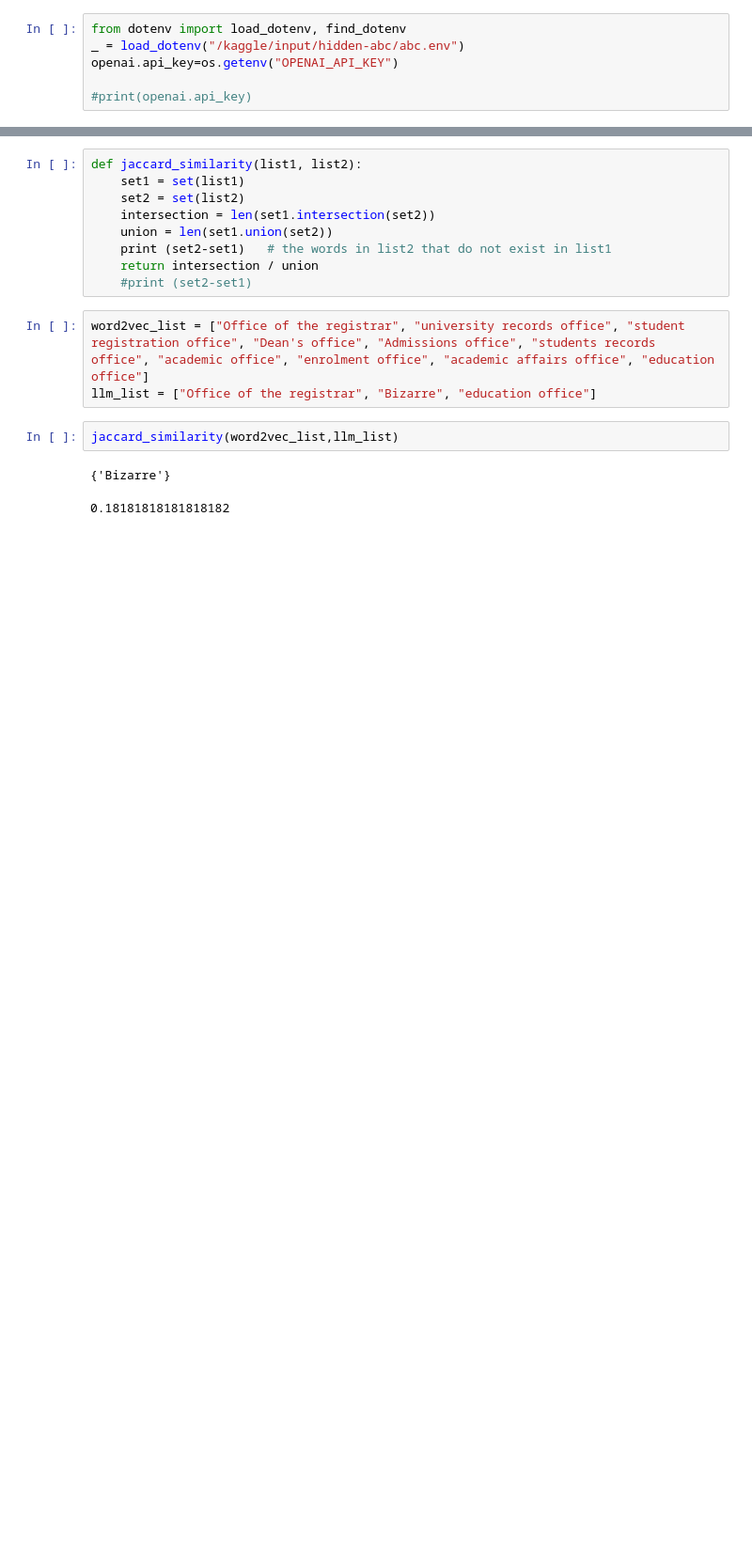
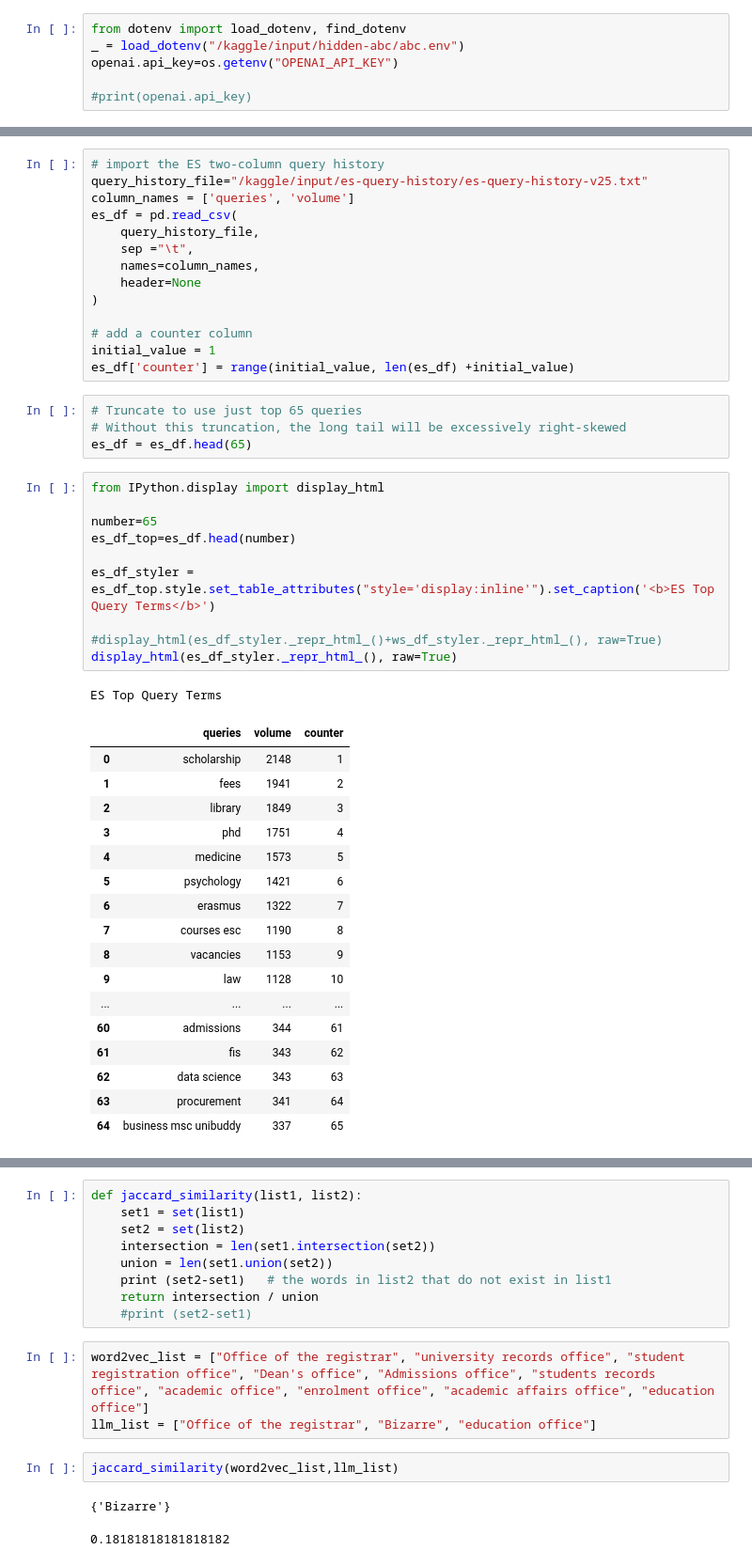
Before and after one commit to ColinDaly75/QAC_with_LTR_for_ES, a Jupyter notebook: es-llm-jargon.ipynb, the cells around one changed output, grey strips where cells are left out. Shown: that part at 94% size. Saved outputs shown, nothing was run; the diff lists cells and outputs as text; blank space fills up the shorter version.

Commit message:
Kaggle Notebook | ES-LLM-Jargon | Version 10

```diff
--- a/es-llm-jargon.ipynb
+++ b/es-llm-jargon.ipynb
@@ -38,0 +51,47 @@ openai.api_key=os.getenv("OPENAI_API_KEY")
+# %%
+# import the ES two-column query history
+query_history_file="/kaggle/input/es-query-history/es-query-history-v25.txt"
+column_names = ['queries', 'volume']
+es_df = pd.read_csv(
+    query_history_file,
+    sep ="\t",
+    names=column_names,
+    header=None
+)
+
+# add a counter column
+initial_value = 1
+es_df['counter'] = range(initial_value, len(es_df) +initial_value)
+# %%
+# Truncate to use just top 65 queries
+# Without this truncation, the long tail will be excessively right-skewed
+es_df = es_df.head(65)
+# %%
+from IPython.display import display_html
+
+number=65
+es_df_top=es_df.head(number)
+
+es_df_styler = es_df_top.style.set_table_attributes("style='display:inline'").set_caption('<b>ES Top Query Terms</b>')
+
+#display_html(es_df_styler._repr_html_()+ws_df_styler._repr_html_(), raw=True)
+display_html(es_df_styler._repr_html_(), raw=True)
+# %% [output]
+ES Top Query Terms
+|  | queries | volume | counter |
+| 0 | scholarship | 2148 | 1 |
+| 1 | fees | 1941 | 2 |
+| 2 | library | 1849 | 3 |
+| 3 | phd | 1751 | 4 |
+| 4 | medicine | 1573 | 5 |
+| 5 | psychology | 1421 | 6 |
+| 6 | erasmus | 1322 | 7 |
+| 7 | courses esc | 1190 | 8 |
+| 8 | vacancies | 1153 | 9 |
+| 9 | law | 1128 | 10 |
+| ... | ... | ... | ... |
+| 60 | admissions | 344 | 61 |
+| 61 | fis | 343 | 62 |
+| 62 | data science | 343 | 63 |
+| 63 | procurement | 341 | 64 |
+| 64 | business msc unibuddy | 337 | 65 |
```
Also changed, not shown: parts of 9 cells of this notebook.
